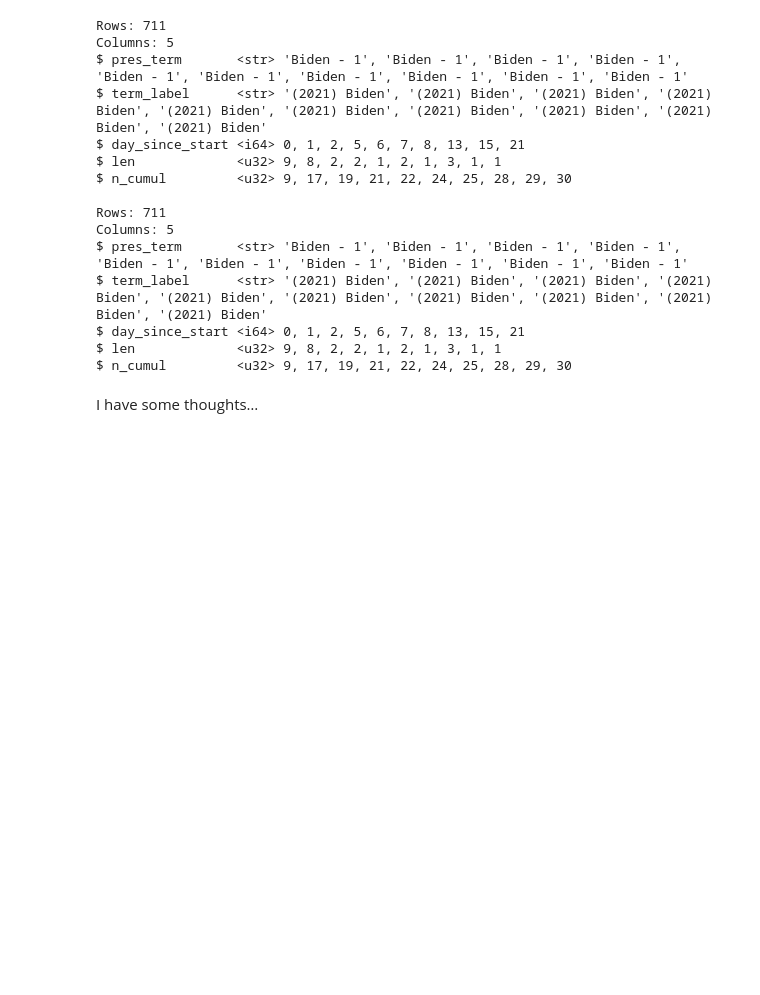
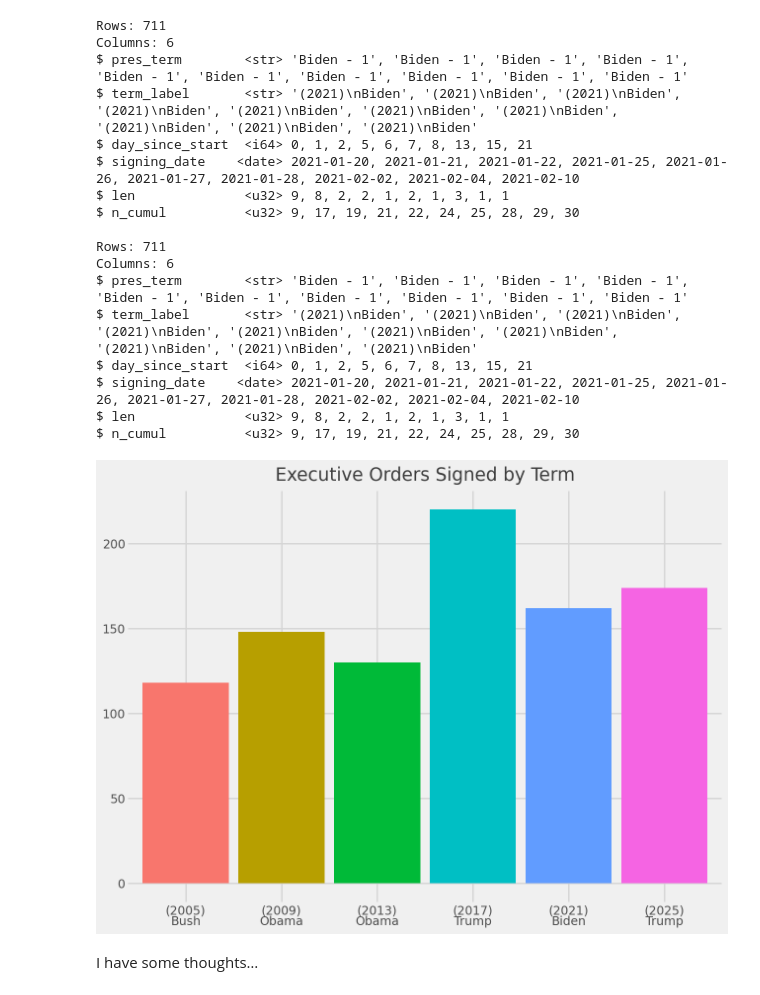
Before and after one commit to emilyriederer/website, a Jupyter notebook: docs/post/quarto-comms/raw-analysis.out.ipynb, the cells around one changed output. Cells and saved outputs as stored; diff of their text form; code cells hidden in the pictures; blank space fills up the shorter version.

```diff
--- a/docs/post/quarto-comms/raw-analysis.out.ipynb
+++ b/docs/post/quarto-comms/raw-analysis.out.ipynb
@@ -95,30 +114,47 @@ df_cumul = (
     .with_columns(
         day_since_start = ( pl.col('signing_date') - pl.col('start_date') ).dt.total_days(),
         term_label = pl.concat_str( pl.lit('('), pl.col('start_date').dt.year(), pl.lit(')'),
-                                    pl.lit(' '),
+                                    pl.lit('\n'),
                                     pl.col('president_lname') )
     )
-    .group_by('pres_term', 'term_label', 'day_since_start')
+    .group_by('pres_term', 'term_label', 'day_since_start', 'signing_date')
     .len()
     .with_columns( n_cumul = pl.col('len').cum_sum().over('pres_term', order_by = 'day_since_start') )
 )
 df_cumul.sort('pres_term', 'day_since_start').glimpse()
 # %% [output]
 Rows: 711
-Columns: 5
-$ pres_term       <str> 'Biden - 1', 'Biden - 1', 'Biden - 1', 'Biden - 1', 'Biden - 1', 'Biden - 1', 'Biden - 1', 'Biden - 1', 'Biden - 1', 'Biden - 1'
-$ term_label      <str> '(2021) Biden', '(2021) Biden', '(2021) Biden', '(2021) Biden', '(2021) Biden', '(2021) Biden', '(2021) Biden', '(2021) Biden', '(2021) Biden', '(2021) Biden'
-$ day_since_start <i64> 0, 1, 2, 5, 6, 7, 8, 13, 15, 21
-$ len             <u32> 9, 8, 2, 2, 1, 2, 1, 3, 1, 1
-$ n_cumul         <u32> 9, 17, 19, 21, 22, 24, 25, 28, 29, 30
+Columns: 6
+$ pres_term        <str> 'Biden - 1', 'Biden - 1', 'Biden - 1', 'Biden - 1', 'Biden - 1', 'Biden - 1', 'Biden - 1', 'Biden - 1', 'Biden - 1', 'Biden - 1'
+$ term_label       <str> '(2021)\nBiden', '(2021)\nBiden', '(2021)\nBiden', '(2021)\nBiden', '(2021)\nBiden', '(2021)\nBiden', '(2021)\nBiden', '(2021)\nBiden', '(2021)\nBiden', '(2021)\nBiden'
+$ day_since_start  <i64> 0, 1, 2, 5, 6, 7, 8, 13, 15, 21
+$ signing_date    <date> 2021-01-20, 2021-01-21, 2021-01-22, 2021-01-25, 2021-01-26, 2021-01-27, 2021-01-28, 2021-02-02, 2021-02-04, 2021-02-10
+$ len              <u32> 9, 8, 2, 2, 1, 2, 1, 3, 1, 1
+$ n_cumul          <u32> 9, 17, 19, 21, 22, 24, 25, 28, 29, 30
 
 Rows: 711
-Columns: 5
-$ pres_term       <str> 'Biden - 1', 'Biden - 1', 'Biden - 1', 'Biden - 1', 'Biden - 1', 'Biden - 1', 'Biden - 1', 'Biden - 1', 'Biden - 1', 'Biden - 1'
-$ term_label      <str> '(2021) Biden', '(2021) Biden', '(2021) Biden', '(2021) Biden', '(2021) Biden', '(2021) Biden', '(2021) Biden', '(2021) Biden', '(2021) Biden', '(2021) Biden'
-$ day_since_start <i64> 0, 1, 2, 5, 6, 7, 8, 13, 15, 21
-$ len             <u32> 9, 8, 2, 2, 1, 2, 1, 3, 1, 1
-$ n_cumul         <u32> 9, 17, 19, 21, 22, 24, 25, 28, 29, 30
+Columns: 6
+$ pres_term        <str> 'Biden - 1', 'Biden - 1', 'Biden - 1', 'Biden - 1', 'Biden - 1', 'Biden - 1', 'Biden - 1', 'Biden - 1', 'Biden - 1', 'Biden - 1'
+$ term_label       <str> '(2021)\nBiden', '(2021)\nBiden', '(2021)\nBiden', '(2021)\nBiden', '(2021)\nBiden', '(2021)\nBiden', '(2021)\nBiden', '(2021)\nBiden', '(2021)\nBiden', '(2021)\nBiden'
+$ day_since_start  <i64> 0, 1, 2, 5, 6, 7, 8, 13, 15, 21
+$ signing_date    <date> 2021-01-20, 2021-01-21, 2021-01-22, 2021-01-25, 2021-01-26, 2021-01-27, 2021-01-28, 2021-02-02, 2021-02-04, 2021-02-10
+$ len              <u32> 9, 8, 2, 2, 1, 2, 1, 3, 1, 1
+$ n_cumul          <u32> 9, 17, 19, 21, 22, 24, 25, 28, 29, 30
+# %%
+# plot not included in final; the first plot you make often isn't the best!
+# for example, this one has censored data because (as of writing in 2025, Trump 2 is not complete)
+
+(
+ggplot(df_cumul.group_by('term_label').agg( pl.col('n_cumul').max() )) +
+aes(x = 'term_label', y = 'n_cumul', fill = 'term_label') +
+geom_col() +
+labs(title = 'Executive Orders Signed by Term', x = '', y = '') +
+theme_538() +
+scale_color_brewer('qual', palette = 'Set1') +
+theme(legend_position = 'none')
+)
+# %% [output]
+[figure, added]
 # %%
 (
 ggplot(df_cumul) +
@@ -133,5 +169,3 @@ theme_538() +
 scale_color_brewer('qual', palette = 'Set1') +
 theme(legend_position = 'bottom')
 )
-# %% [markdown]
-I have some thoughts…
@@ -137,0 +214,2 @@ I have some thoughts…
+# %% [markdown]
+I have some thoughts…
```
Also changed, not shown: parts of 9 cells of this notebook, 3 other files.
